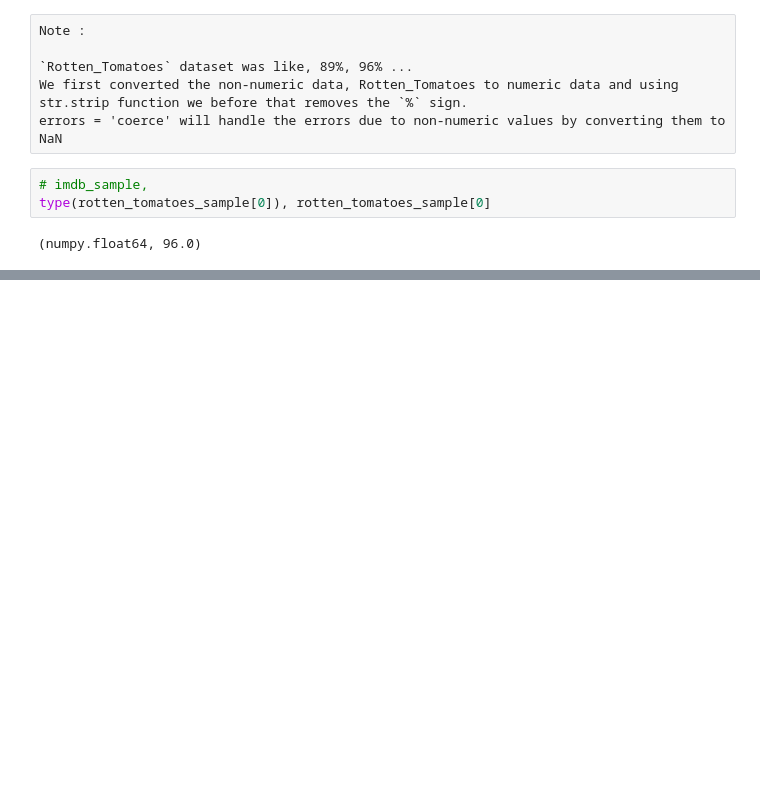
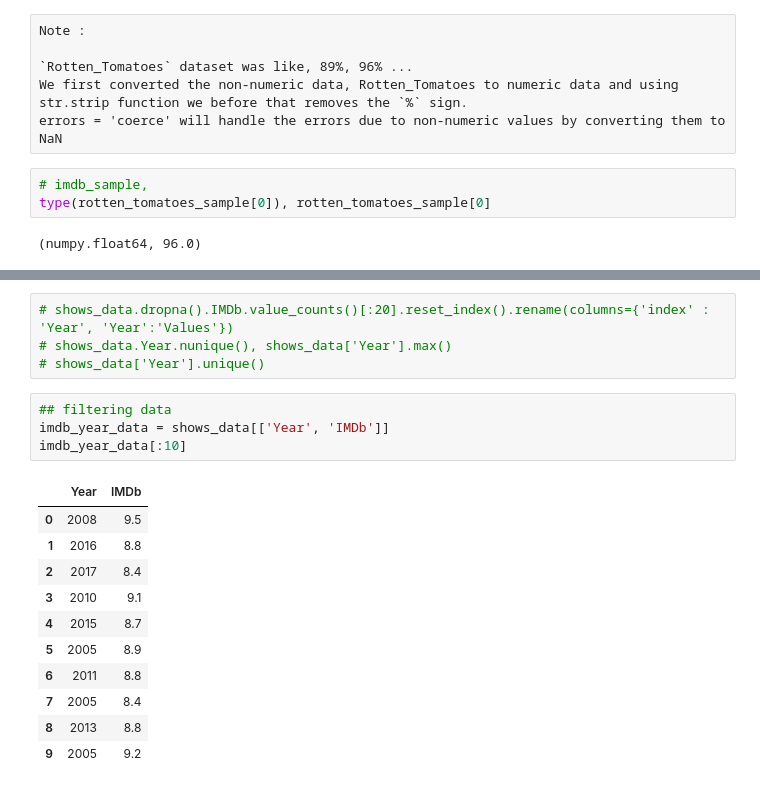
Before and after one commit to SaibalPatraDS/Case-Studies, a Jupyter notebook: Case Study of Netflix Data/Case Study Files/Python Files/statistical_analysis_03_07_2023.ipynb, the cells around one changed output, grey strips where cells are left out. Drawn from its saved outputs; the diff is of its cells as text; blank space fills up the shorter version.

```diff
--- a/Case Study of Netflix Data/Case Study Files/Python Files/statistical_analysis_03_07_2023.ipynb
+++ b/Case Study of Netflix Data/Case Study Files/Python Files/statistical_analysis_03_07_2023.ipynb
@@ -421,0 +471,20 @@ P-Value, 0.5606405420463866 is learger then alpha, 0.05, so We fail to REJECT NU
+# %%
+# shows_data.dropna().IMDb.value_counts()[:20].reset_index().rename(columns={'index' : 'Year', 'Year':'Values'})
+# shows_data.Year.nunique(), shows_data['Year'].max()
+# shows_data['Year'].unique()
+# %%
+## filtering data
+imdb_year_data = shows_data[['Year', 'IMDb']]
+imdb_year_data[:10]
+# %% [output]
+|  | Year | IMDb |
+| 0 | 2008 | 9.5 |
+| 1 | 2016 | 8.8 |
+| 2 | 2017 | 8.4 |
+| 3 | 2010 | 9.1 |
+| 4 | 2015 | 8.7 |
+| 5 | 2005 | 8.9 |
+| 6 | 2011 | 8.8 |
+| 7 | 2005 | 8.4 |
+| 8 | 2013 | 8.8 |
+| 9 | 2005 | 9.2 |
```
Also changed, not shown: parts of 43 cells of this notebook.
